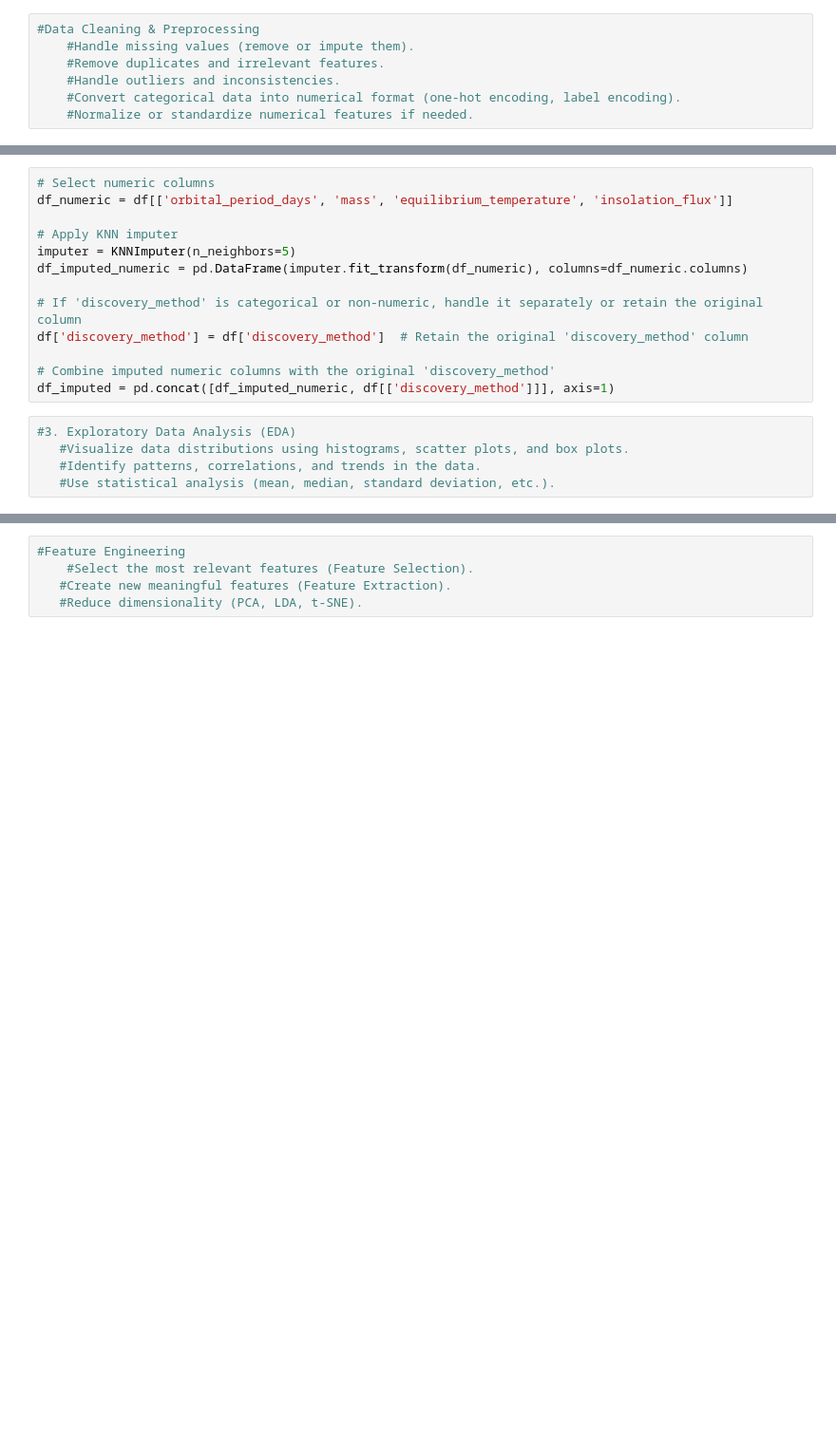
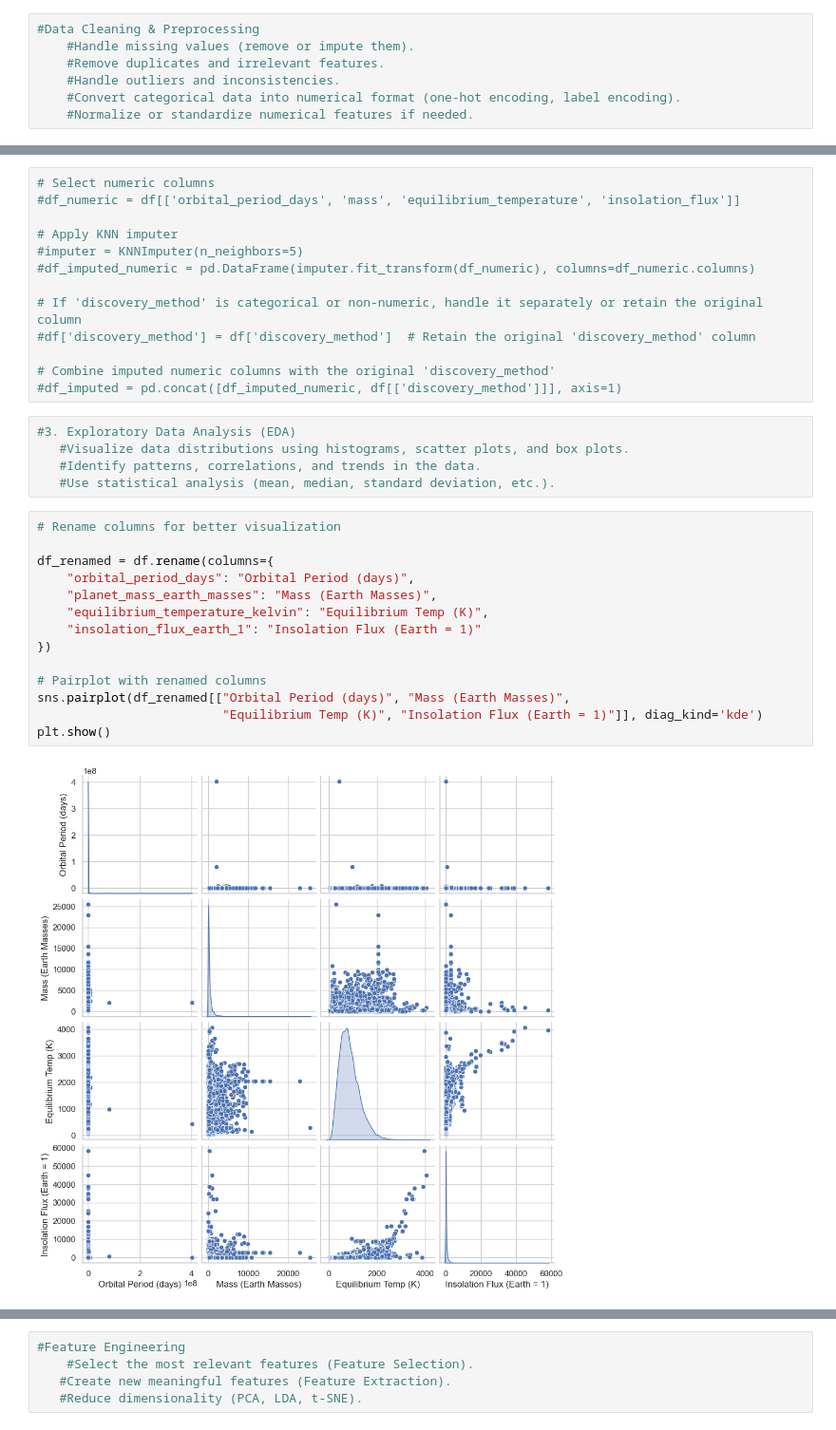
Before and after one commit to ayanchyaziz123/Exoplanet_Classification, a Jupyter notebook: Exoplanet.ipynb, the cells around one changed output, grey strips where cells are left out. Shown: that part at 95% size. Saved outputs shown, nothing was run; the diff lists cells and outputs as text; blank space fills up the shorter version.

```diff
--- a/Exoplanet.ipynb
+++ b/Exoplanet.ipynb
@@ -99,18 +187,34 @@ dtype: int64
 # %%
 # Select numeric columns
-df_numeric = df[['orbital_period_days', 'mass', 'equilibrium_temperature', 'insolation_flux']]
+#df_numeric = df[['orbital_period_days', 'mass', 'equilibrium_temperature', 'insolation_flux']]
 
 # Apply KNN imputer
-imputer = KNNImputer(n_neighbors=5)
-df_imputed_numeric = pd.DataFrame(imputer.fit_transform(df_numeric), columns=df_numeric.columns)
+#imputer = KNNImputer(n_neighbors=5)
+#df_imputed_numeric = pd.DataFrame(imputer.fit_transform(df_numeric), columns=df_numeric.columns)
 
 # If 'discovery_method' is categorical or non-numeric, handle it separately or retain the original column
-df['discovery_method'] = df['discovery_method']  # Retain the original 'discovery_method' column
+#df['discovery_method'] = df['discovery_method']  # Retain the original 'discovery_method' column
 
 # Combine imputed numeric columns with the original 'discovery_method'
-df_imputed = pd.concat([df_imputed_numeric, df[['discovery_method']]], axis=1)
+#df_imputed = pd.concat([df_imputed_numeric, df[['discovery_method']]], axis=1)
 # %%
 #3. Exploratory Data Analysis (EDA)
    #Visualize data distributions using histograms, scatter plots, and box plots.
    #Identify patterns, correlations, and trends in the data.
    #Use statistical analysis (mean, median, standard deviation, etc.).
+# %%
+# Rename columns for better visualization
+
+df_renamed = df.rename(columns={
+    "orbital_period_days": "Orbital Period (days)",
+    "planet_mass_earth_masses": "Mass (Earth Masses)",
+    "equilibrium_temperature_kelvin": "Equilibrium Temp (K)",
+    "insolation_flux_earth_1": "Insolation Flux (Earth = 1)"
+})
+
+# Pairplot with renamed columns
+sns.pairplot(df_renamed[["Orbital Period (days)", "Mass (Earth Masses)",
+                         "Equilibrium Temp (K)", "Insolation Flux (Earth = 1)"]], diag_kind='kde')
+plt.show()
+# %% [output]
+[figure, added]
```
Also changed, not shown: parts of 31 cells of this notebook, 10 other files.
